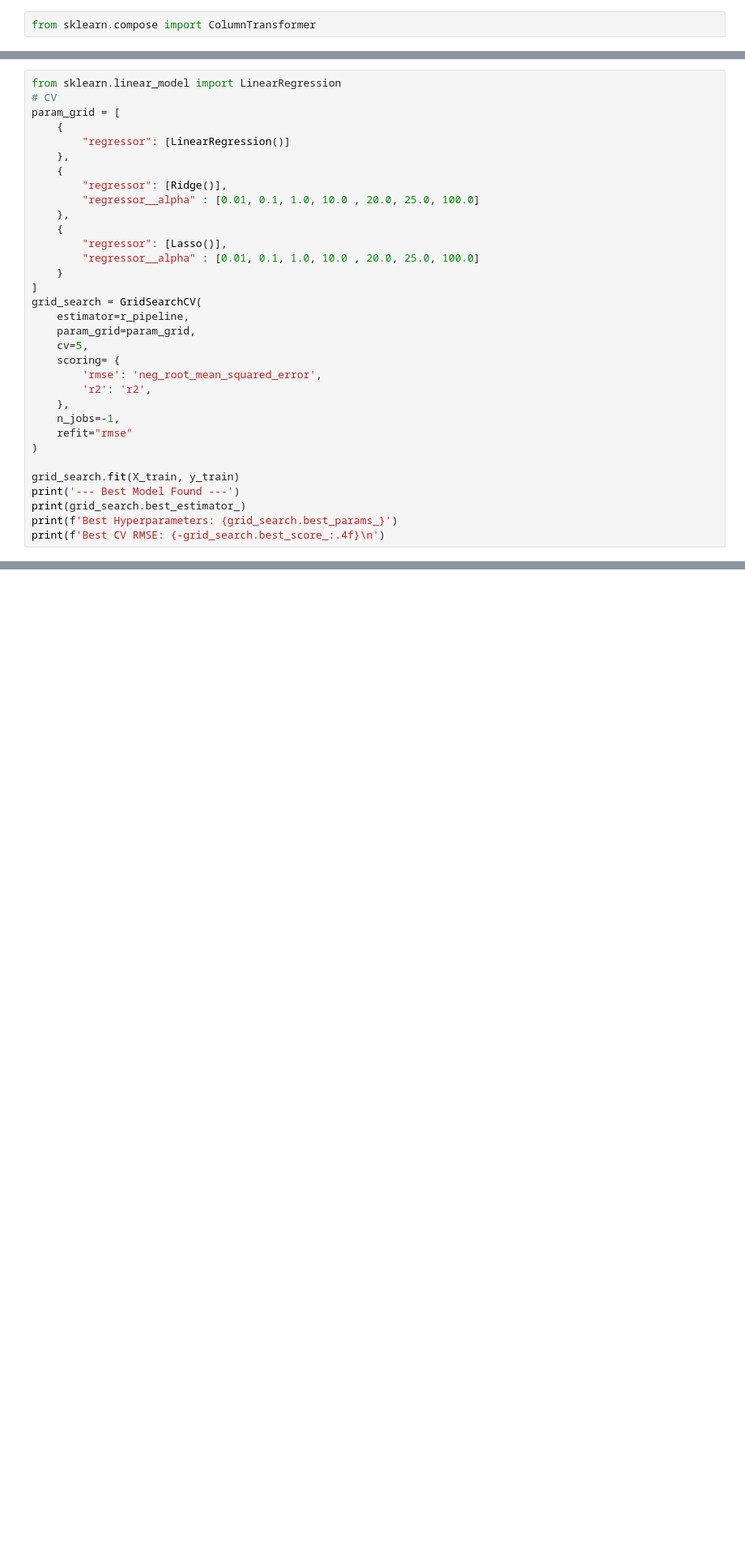
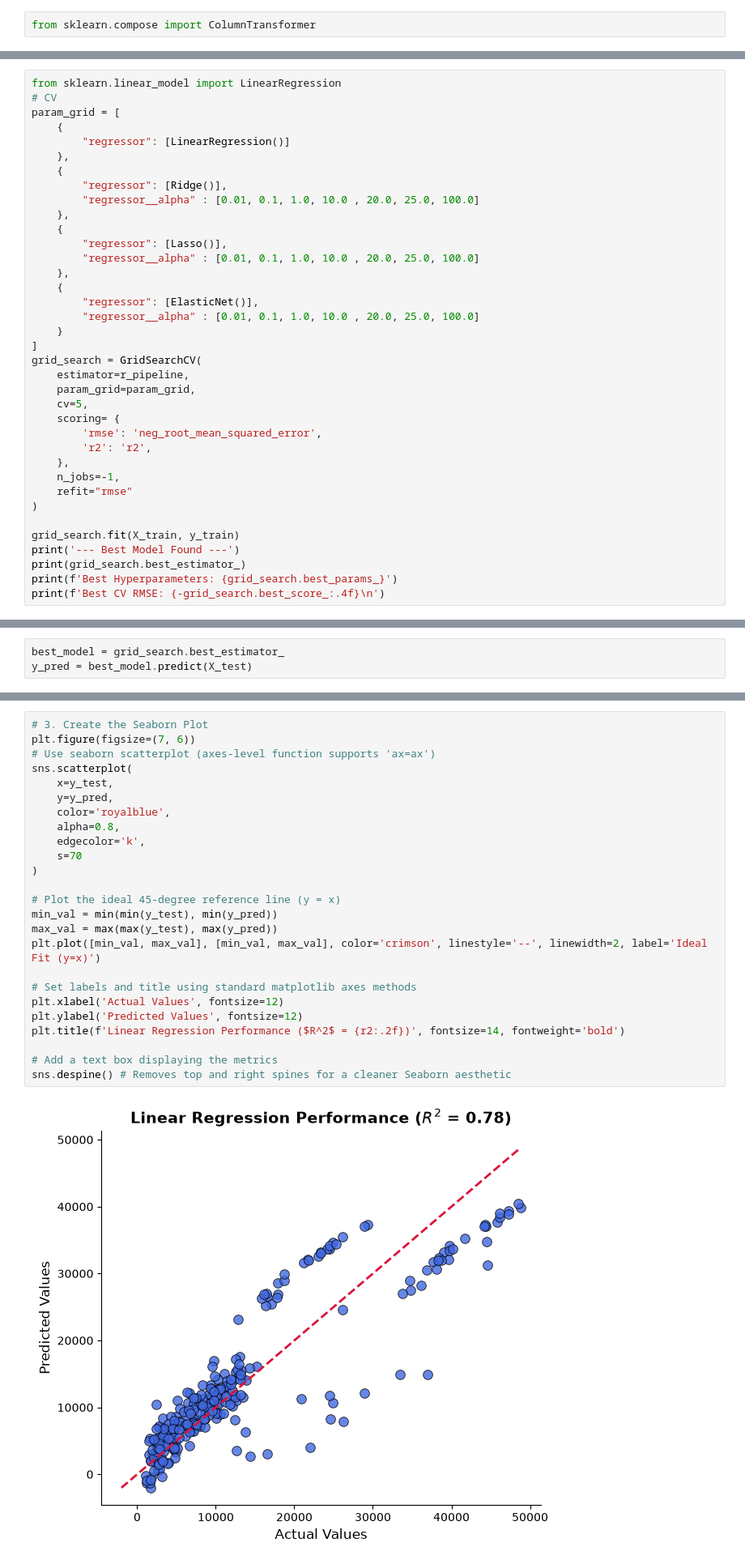
Before and after one commit to sangeeth-sadanand/ML_Projects, a Jupyter notebook: 002_HealthInsuranceCostPrediction_reg/ridge_lasso.ipynb, the cells around one changed output, grey strips where cells are left out. Shown at 81% size. Saved outputs shown, nothing was run; the diff lists cells and outputs as text; blank space fills up the shorter version.

```diff
--- a/002_HealthInsuranceCostPrediction_reg/ridge_lasso.ipynb
+++ b/002_HealthInsuranceCostPrediction_reg/ridge_lasso.ipynb
@@ -113,6 +113,10 @@ param_grid = [
     },
     {
         "regressor": [Lasso()],
+        "regressor__alpha" : [0.01, 0.1, 1.0, 10.0 , 20.0, 25.0, 100.0]
+    },
+    {
+        "regressor": [ElasticNet()],
         "regressor__alpha" : [0.01, 0.1, 1.0, 10.0 , 20.0, 25.0, 100.0]
     }
 ]
@@ -171,0 +178,3 @@ summary_df
+# %%
+best_model = grid_search.best_estimator_
+y_pred = best_model.predict(X_test)
@@ -171,0 +195,27 @@ summary_df
+# %%
+# 3. Create the Seaborn Plot
+plt.figure(figsize=(7, 6))
+# Use seaborn scatterplot (axes-level function supports 'ax=ax')
+sns.scatterplot(
+    x=y_test,
+    y=y_pred,
+    color='royalblue',
+    alpha=0.8,
+    edgecolor='k',
+    s=70
+)
+
+# Plot the ideal 45-degree reference line (y = x)
+min_val = min(min(y_test), min(y_pred))
+max_val = max(max(y_test), max(y_pred))
+plt.plot([min_val, max_val], [min_val, max_val], color='crimson', linestyle='--', linewidth=2, label='Ideal Fit (y=x)')
+
+# Set labels and title using standard matplotlib axes methods
+plt.xlabel('Actual Values', fontsize=12)
+plt.ylabel('Predicted Values', fontsize=12)
+plt.title(f'Linear Regression Performance ($R^2$ = {r2:.2f})', fontsize=14, fontweight='bold')
+
+# Add a text box displaying the metrics
+sns.despine() # Removes top and right spines for a cleaner Seaborn aesthetic
+# %% [output]
+[figure, added]
```
Also changed, not shown: parts of 3 cells of this notebook, 1 other file.
